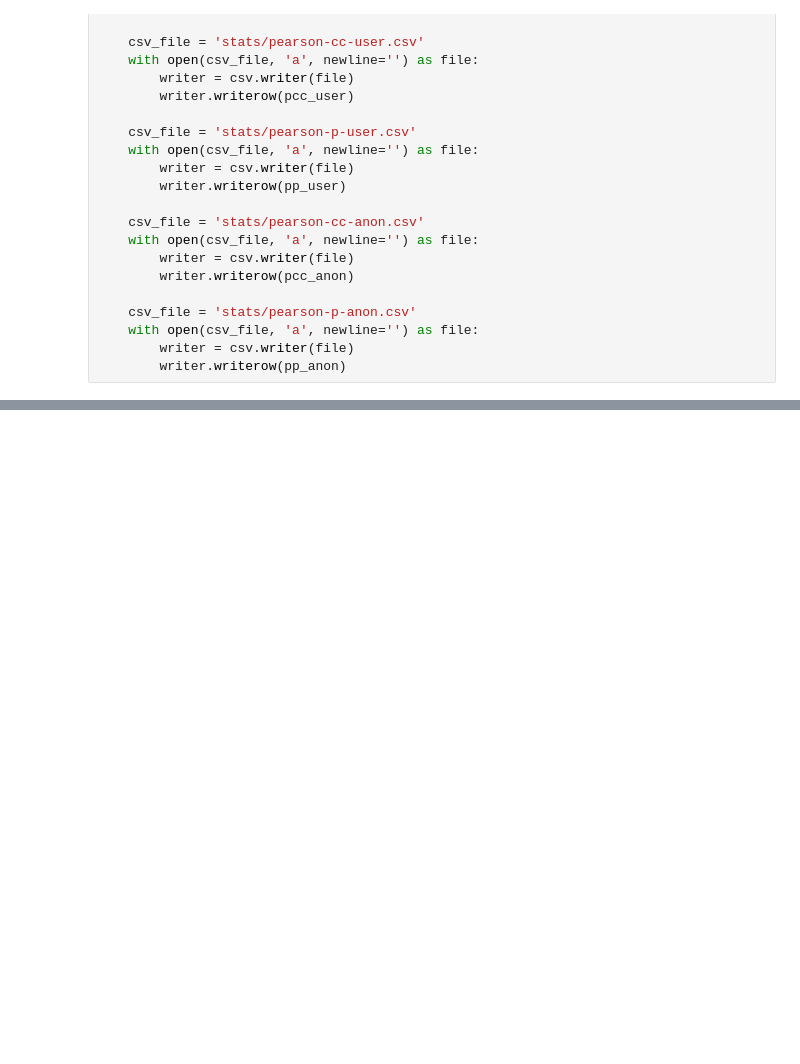
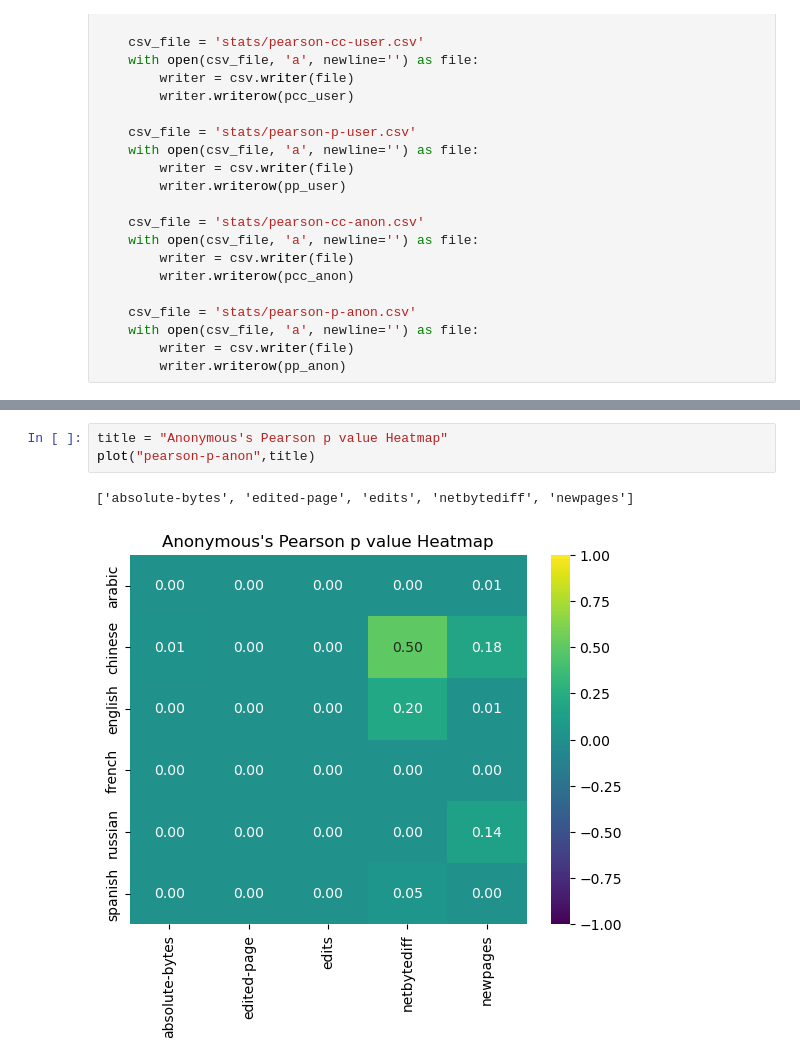
Before and after one commit to aryas0ng/wikipedia-analysis, a Jupyter notebook: plot.ipynb, the cells around one changed output, grey strips where cells are left out. Drawn from its saved outputs; the diff is of its cells as text; blank space fills up the shorter version.

```diff
--- a/plot.ipynb
+++ b/plot.ipynb
@@ -108,0 +109,6 @@ plot("pearson-p-anon")
+# %%
+title = "Anonymous's Pearson p value Heatmap"
+plot("pearson-p-anon",title)
+# %% [output]
+['absolute-bytes', 'edited-page', 'edits', 'netbytediff', 'newpages']
+[figure, added]
```
Also changed, not shown: parts of 8 cells of this notebook.
